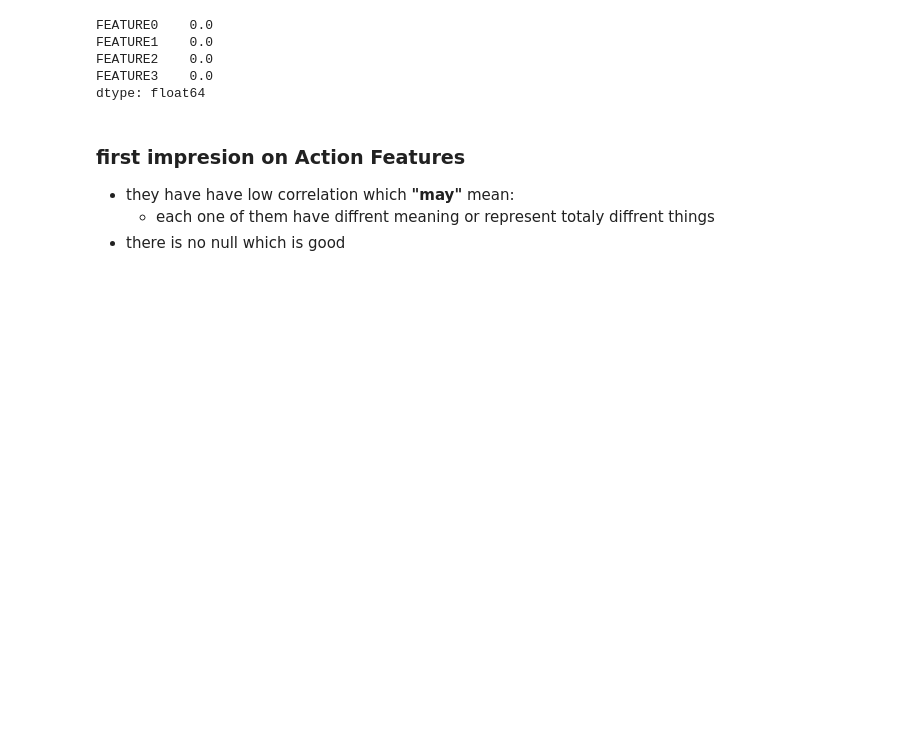
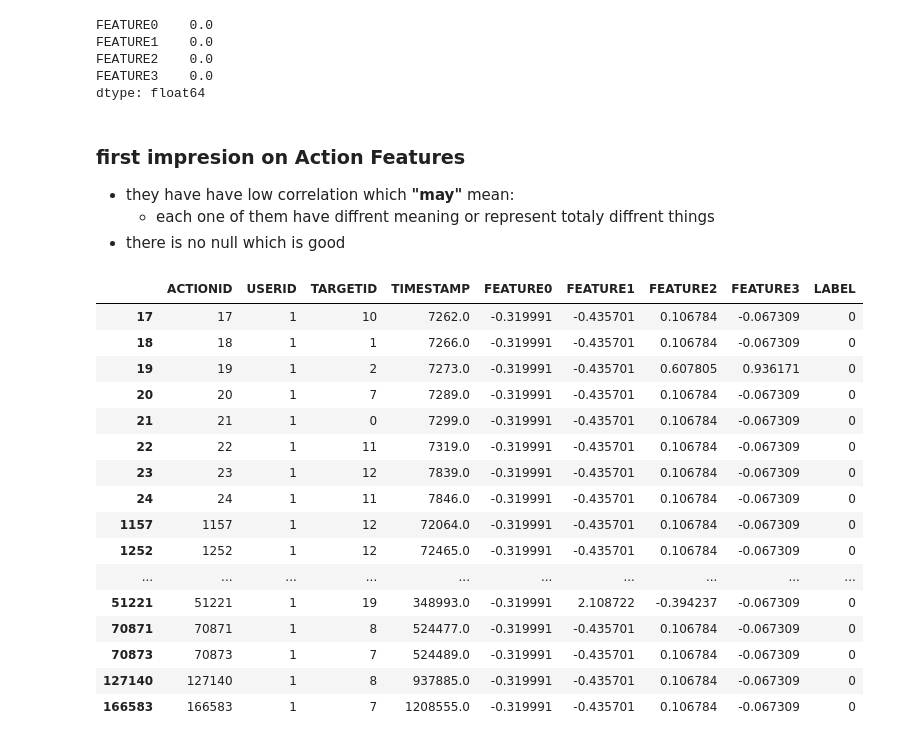
Before and after one commit to TeamP3-2/explore_datasets, a Jupyter notebook: explore_stanford_data.ipynb, the cells around one changed output. Drawn from its saved outputs; the diff is of its cells as text; code cells hidden in the pictures; blank space fills up the shorter version.

```diff
--- a/explore_stanford_data.ipynb
+++ b/explore_stanford_data.ipynb
@@ -174,3 +211,23 @@ dtype: float64
 - they have have low correlation which **"may"** mean:
     - each one of them have diffrent meaning or represent totaly diffrent things
 - there is no null which is good
+# %%
+merged_table[merged_table['USERID'] == 1].sort_values(by = 'TIMESTAMP')
+# %% [output]
+|  | ACTIONID | USERID | TARGETID | TIMESTAMP | FEATURE0 | FEATURE1 | FEATURE2 | FEATURE3 | LABEL |
+| 17 | 17 | 1 | 10 | 7262.0 | -0.319991 | -0.435701 | 0.106784 | -0.067309 | 0 |
+| 18 | 18 | 1 | 1 | 7266.0 | -0.319991 | -0.435701 | 0.106784 | -0.067309 | 0 |
+| 19 | 19 | 1 | 2 | 7273.0 | -0.319991 | -0.435701 | 0.607805 | 0.936171 | 0 |
+| 20 | 20 | 1 | 7 | 7289.0 | -0.319991 | -0.435701 | 0.106784 | -0.067309 | 0 |
+| 21 | 21 | 1 | 0 | 7299.0 | -0.319991 | -0.435701 | 0.106784 | -0.067309 | 0 |
+| 22 | 22 | 1 | 11 | 7319.0 | -0.319991 | -0.435701 | 0.106784 | -0.067309 | 0 |
+| 23 | 23 | 1 | 12 | 7839.0 | -0.319991 | -0.435701 | 0.106784 | -0.067309 | 0 |
+| 24 | 24 | 1 | 11 | 7846.0 | -0.319991 | -0.435701 | 0.106784 | -0.067309 | 0 |
+| 1157 | 1157 | 1 | 12 | 72064.0 | -0.319991 | -0.435701 | 0.106784 | -0.067309 | 0 |
+| 1252 | 1252 | 1 | 12 | 72465.0 | -0.319991 | -0.435701 | 0.106784 | -0.067309 | 0 |
+| ... | ... | ... | ... | ... | ... | ... | ... | ... | ... |
+| 51221 | 51221 | 1 | 19 | 348993.0 | -0.319991 | 2.108722 | -0.394237 | -0.067309 | 0 |
+| 70871 | 70871 | 1 | 8 | 524477.0 | -0.319991 | -0.435701 | 0.106784 | -0.067309 | 0 |
+| 70873 | 70873 | 1 | 7 | 524489.0 | -0.319991 | -0.435701 | 0.106784 | -0.067309 | 0 |
+| 127140 | 127140 | 1 | 8 | 937885.0 | -0.319991 | -0.435701 | 0.106784 | -0.067309 | 0 |
+| 166583 | 166583 | 1 | 7 | 1208555.0 | -0.319991 | -0.435701 | 0.106784 | -0.067309 | 0 |
```
Also changed, not shown: parts of 9 cells of this notebook, 12 other files.
